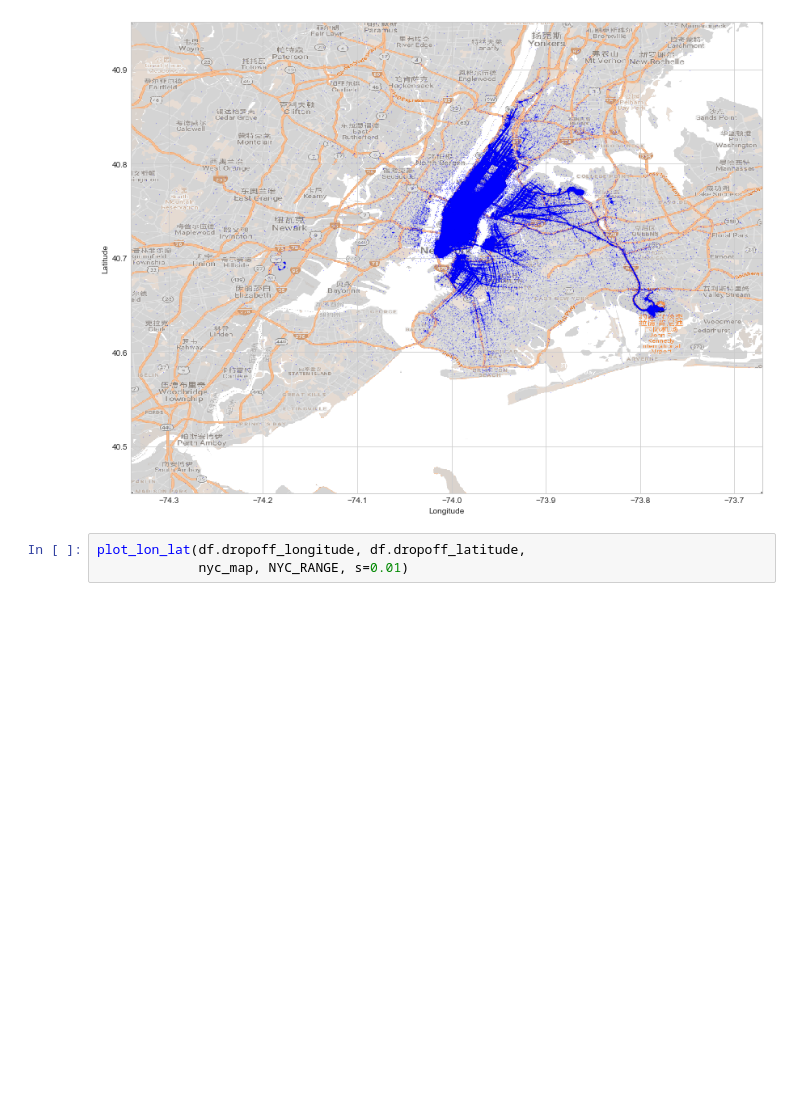
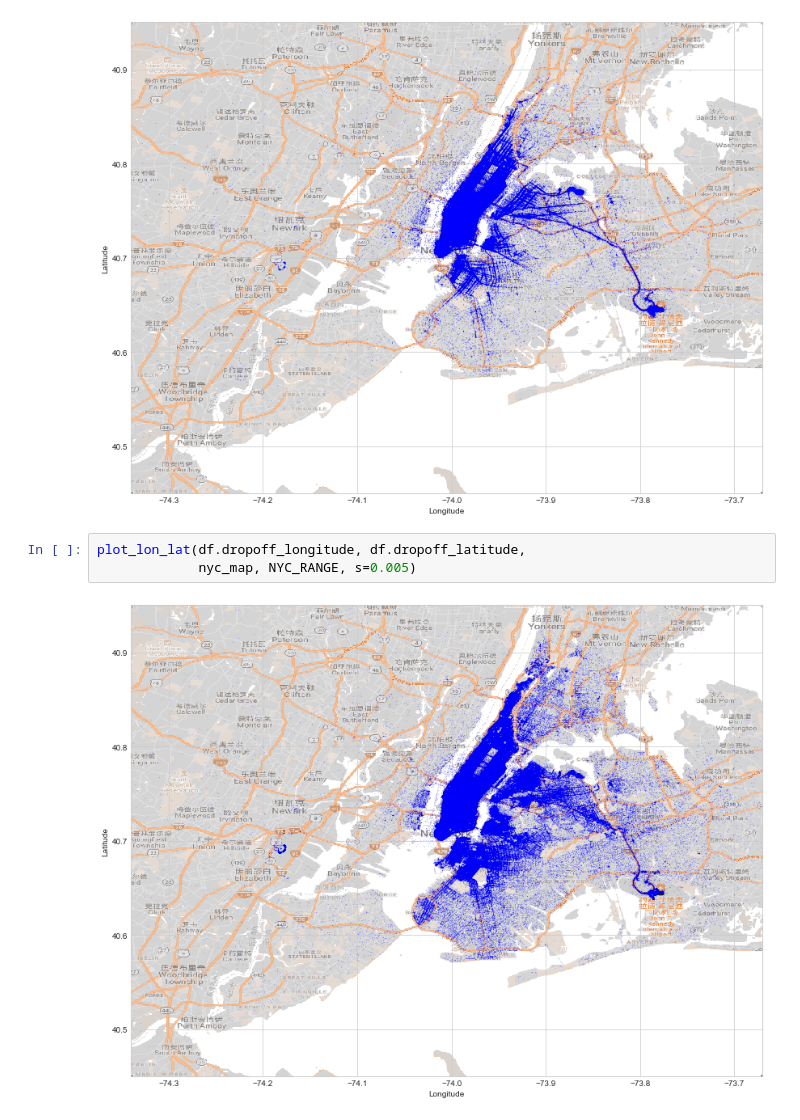
Before and after one commit to elicassion/New-York-City-Taxi-Fare-Prediction, a Jupyter notebook: nyc_texi.ipynb, the cells around one changed output. Saved outputs shown, nothing was run; the diff lists cells and outputs as text; blank space fills up the shorter version.

```diff
--- a/nyc_texi.ipynb
+++ b/nyc_texi.ipynb
@@ -177,4 +177,6 @@ plot_lon_lat(df.pickup_longitude, df.pickup_latitude,
 [figure]
 # %%
 plot_lon_lat(df.dropoff_longitude, df.dropoff_latitude,
-             nyc_map, NYC_RANGE, s=0.01)
+             nyc_map, NYC_RANGE, s=0.005)
+# %% [output]
+[figure, added]
```
Also changed, not shown: parts of 1 cell of this notebook.
